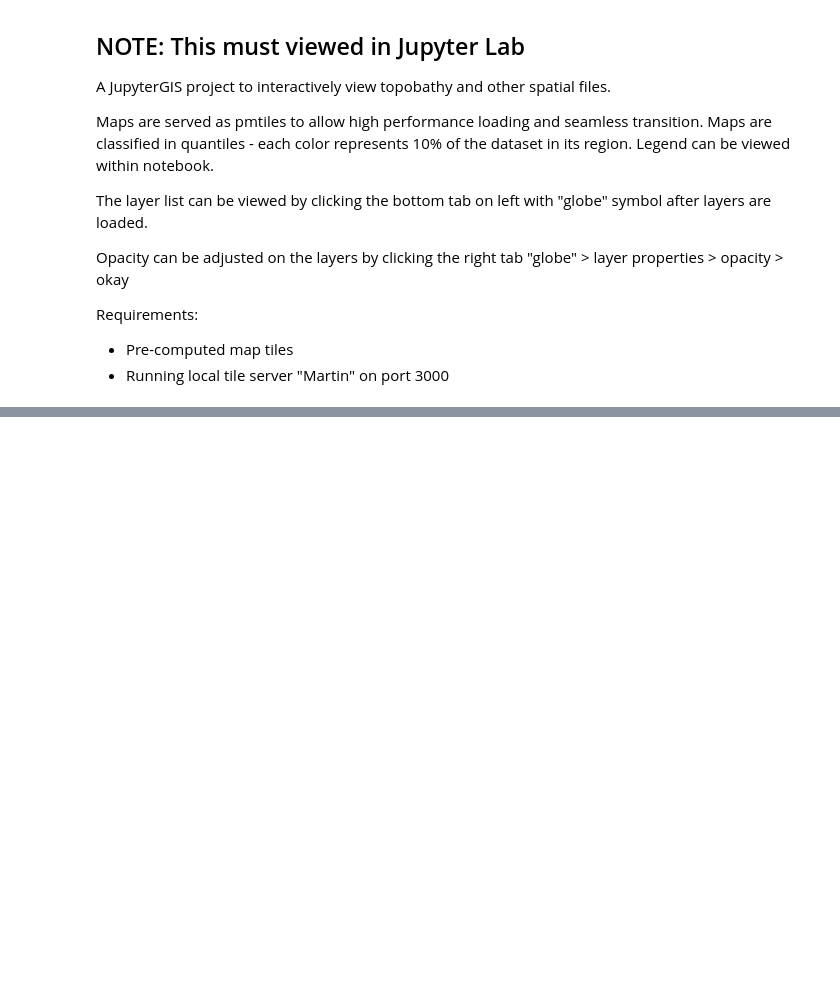
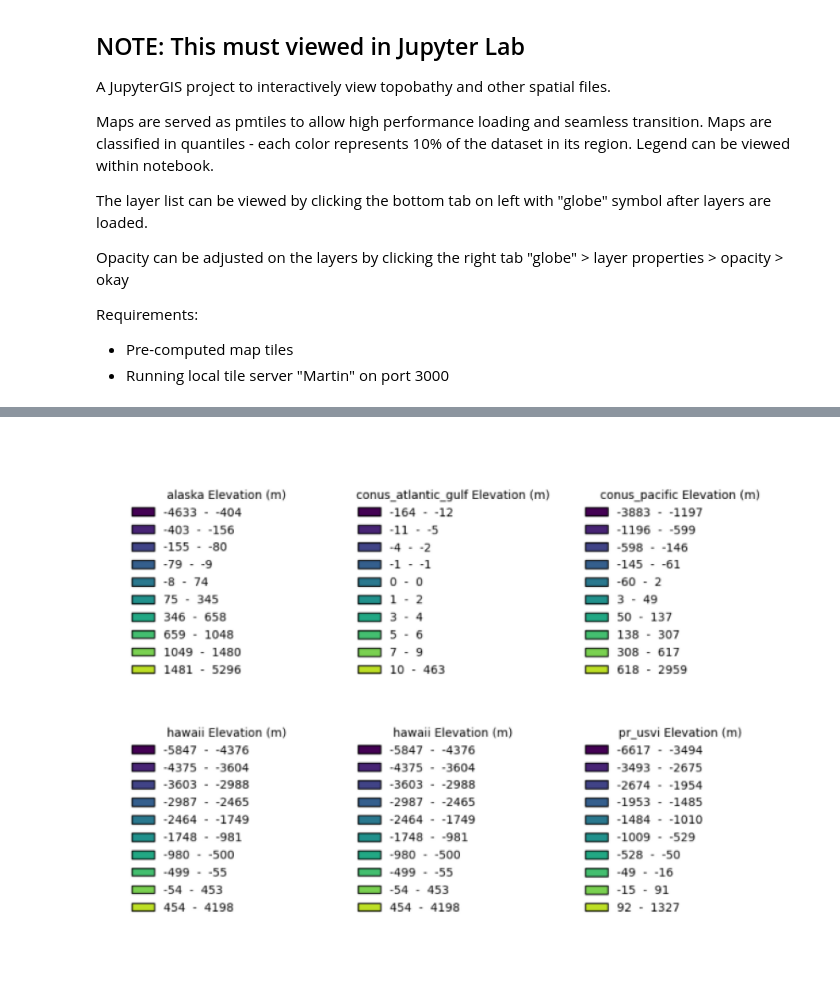
Before and after one commit to NGWPC/icefabric-archive, a Jupyter notebook: examples/icechunk_data_viewer/viewer.ipynb, the cells around one changed output, grey strips where cells are left out. Cells and saved outputs as stored; diff of their text form; code cells hidden in the pictures; blank space fills up the shorter version.

Commit message:
feat: martin readme

```diff
--- a/examples/icechunk_data_viewer/viewer.ipynb
+++ b/examples/icechunk_data_viewer/viewer.ipynb
@@ -38,6 +42,8 @@ doc.add_raster_layer("http://localhost:3000/great_lakes/{z}/{x}/{y}", name="Grea
 # %%
 # show the legend
-image = mpimg.imread("./legend/legends.png")
-fig, ax = plt.subplots(figsize=(25, 2))
+image = mpimg.imread("./martin/tiles/legend.png")
+fig, ax = plt.subplots(figsize=(25, 8))
 ax.imshow(image)
 ax.set_axis_off()
+# %% [output]
+[figure, added]
```
Also changed, not shown: parts of 3 cells of this notebook, 3 other files.
